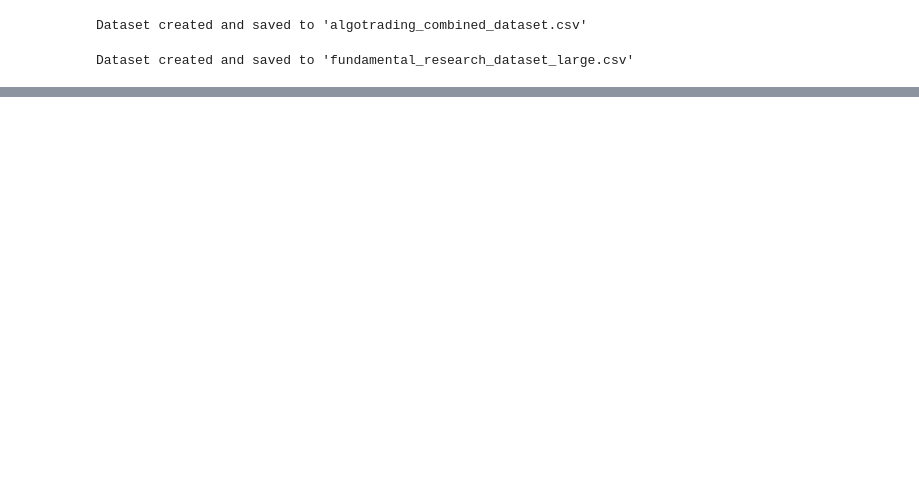
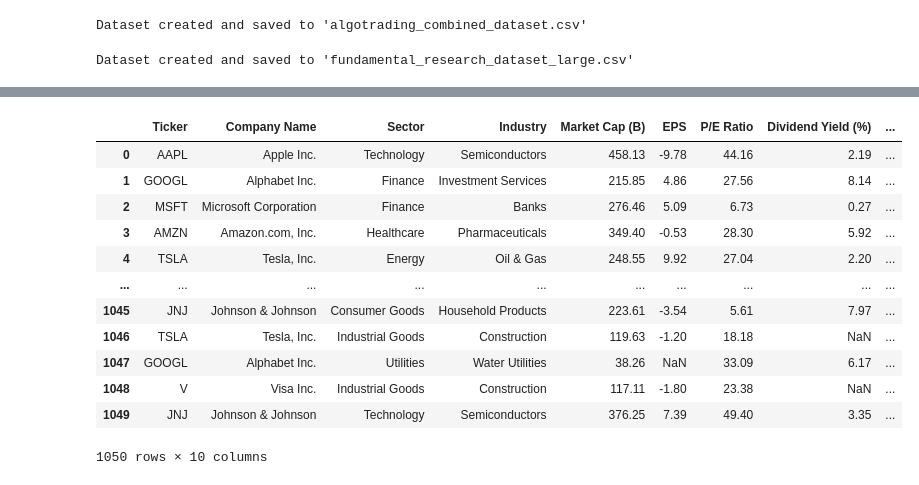
Before and after one commit to thekuldeepsingh/100-Days-Of-Hell-With-Python-Algotrading, a Jupyter notebook: Day_26_End-to-End-Stock-Analysis-Pandas-Dataframes-In-Python-4/Day_26_End-to-End-Stock-Analysis-Pandas-Dataframes-In-Python-4.ipynb, the cells around one changed output, grey strips where cells are left out. Saved outputs shown, nothing was run; the diff lists cells and outputs as text; code cells hidden in the pictures; blank space fills up the shorter version.

```diff
--- a/Day_26_End-to-End-Stock-Analysis-Pandas-Dataframes-In-Python-4/Day_26_End-to-End-Stock-Analysis-Pandas-Dataframes-In-Python-4.ipynb
+++ b/Day_26_End-to-End-Stock-Analysis-Pandas-Dataframes-In-Python-4/Day_26_End-to-End-Stock-Analysis-Pandas-Dataframes-In-Python-4.ipynb
@@ -561,0 +146,16 @@ print(f"Top 5 most volatile stocks:\n{volatility_df}")
+# %%
+funda_df
+# %% [output]
+|  | Ticker | Company Name | Sector | Industry | Market Cap (B) | EPS | P/E Ratio | Dividend Yield (%) | ... |
+| 0 | AAPL | Apple Inc. | Technology | Semiconductors | 458.13 | -9.78 | 44.16 | 2.19 | ... |
+| 1 | GOOGL | Alphabet Inc. | Finance | Investment Services | 215.85 | 4.86 | 27.56 | 8.14 | ... |
+| 2 | MSFT | Microsoft Corporation | Finance | Banks | 276.46 | 5.09 | 6.73 | 0.27 | ... |
+| 3 | AMZN | Amazon.com, Inc. | Healthcare | Pharmaceuticals | 349.40 | -0.53 | 28.30 | 5.92 | ... |
+| 4 | TSLA | Tesla, Inc. | Energy | Oil & Gas | 248.55 | 9.92 | 27.04 | 2.20 | ... |
+| ... | ... | ... | ... | ... | ... | ... | ... | ... | ... |
+| 1045 | JNJ | Johnson & Johnson | Consumer Goods | Household Products | 223.61 | -3.54 | 5.61 | 7.97 | ... |
+| 1046 | TSLA | Tesla, Inc. | Industrial Goods | Construction | 119.63 | -1.20 | 18.18 | NaN | ... |
+| 1047 | GOOGL | Alphabet Inc. | Utilities | Water Utilities | 38.26 | NaN | 33.09 | 6.17 | ... |
+| 1048 | V | Visa Inc. | Industrial Goods | Construction | 117.11 | -1.80 | 23.38 | NaN | ... |
+| 1049 | JNJ | Johnson & Johnson | Technology | Semiconductors | 376.25 | 7.39 | 49.40 | 3.35 | ... |
+1050 rows × 10 columns
```
Also changed, not shown: parts of 24 cells of this notebook, 2 other files.
